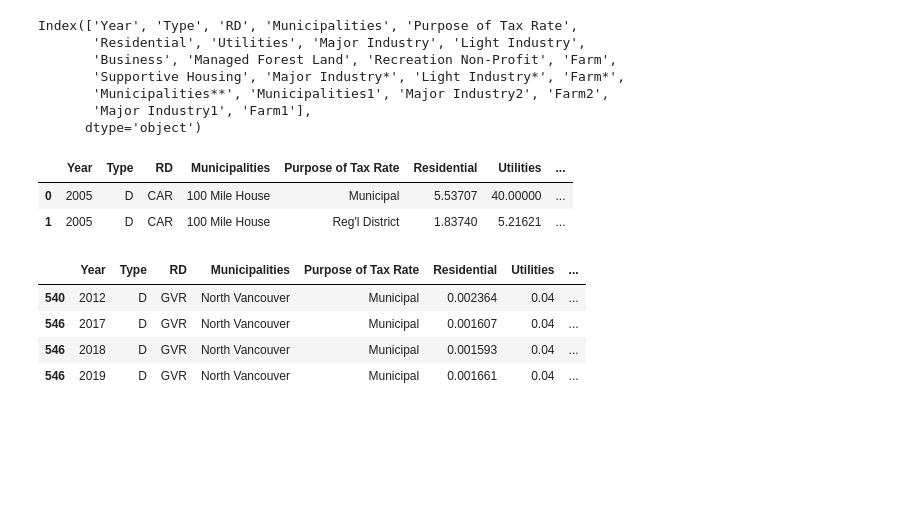
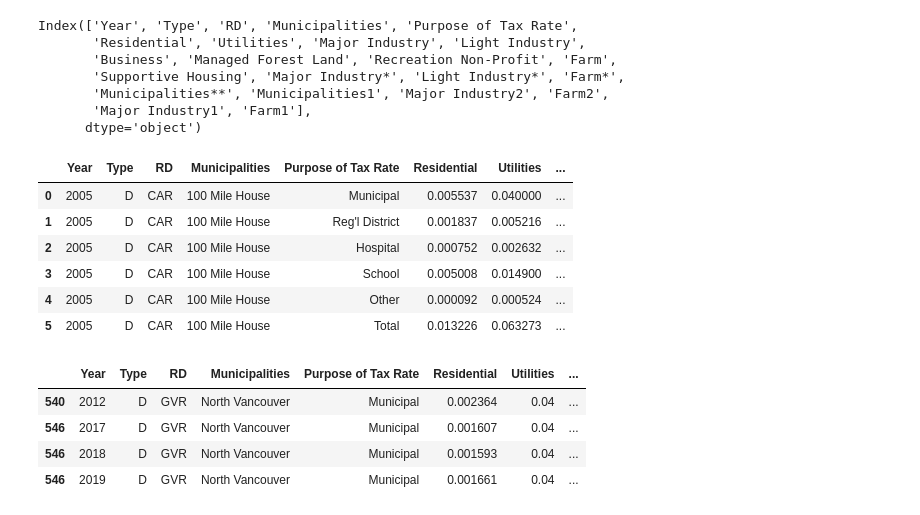
Before and after one commit to ddsarai/propertTax_comps, a Jupyter notebook: BC_pTax_2005_2022.ipynb, the cells around one changed output. Cells and saved outputs as stored; diff of their text form; code cells hidden in the pictures; blank space fills up the shorter version.

```diff
--- a/BC_pTax_2005_2022.ipynb
+++ b/BC_pTax_2005_2022.ipynb
@@ -274,11 +196,15 @@ Index(['Year', 'Type', 'RD', 'Municipalities', 'Purpose of Tax Rate',
 # %%
 bc_ptax05_22.drop(columns=['Major Industry*', 'Light Industry*', 'Farm*', 'Municipalities**', 'Municipalities1', 'Major Industry2', 'Farm2', 'Major Industry1', 'Farm1'], inplace=True)
 # %%
-bc_ptax05_22.head(2)
+bc_ptax05_22.head(6)
 # %% [output]
 |  | Year | Type | RD | Municipalities | Purpose of Tax Rate | Residential | Utilities | ... |
-| 0 | 2005 | D | CAR | 100 Mile House | Municipal | 5.53707 | 40.00000 | ... |
-| 1 | 2005 | D | CAR | 100 Mile House | Reg'l District | 1.83740 | 5.21621 | ... |
+| 0 | 2005 | D | CAR | 100 Mile House | Municipal | 0.005537 | 0.040000 | ... |
+| 1 | 2005 | D | CAR | 100 Mile House | Reg'l District | 0.001837 | 0.005216 | ... |
+| 2 | 2005 | D | CAR | 100 Mile House | Hospital | 0.000752 | 0.002632 | ... |
+| 3 | 2005 | D | CAR | 100 Mile House | School | 0.005008 | 0.014900 | ... |
+| 4 | 2005 | D | CAR | 100 Mile House | Other | 0.000092 | 0.000524 | ... |
+| 5 | 2005 | D | CAR | 100 Mile House | Total | 0.013226 | 0.063273 | ... |
 # %%
 bc_ptax05_22.iloc[:,5:] = bc_ptax05_22.iloc[:,5:] * 0.001
 # %%
```
Also changed, not shown: parts of 18 cells of this notebook, 1 other file.
